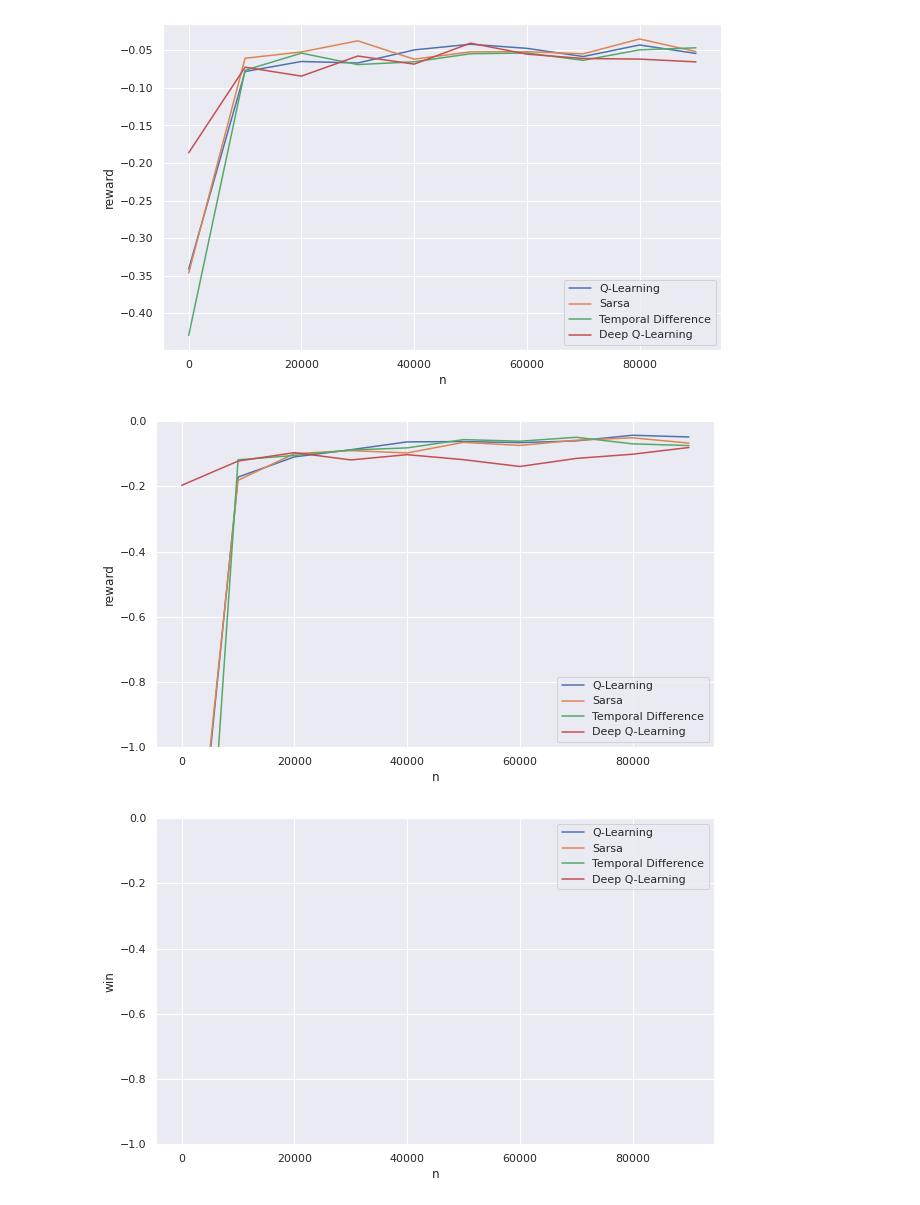
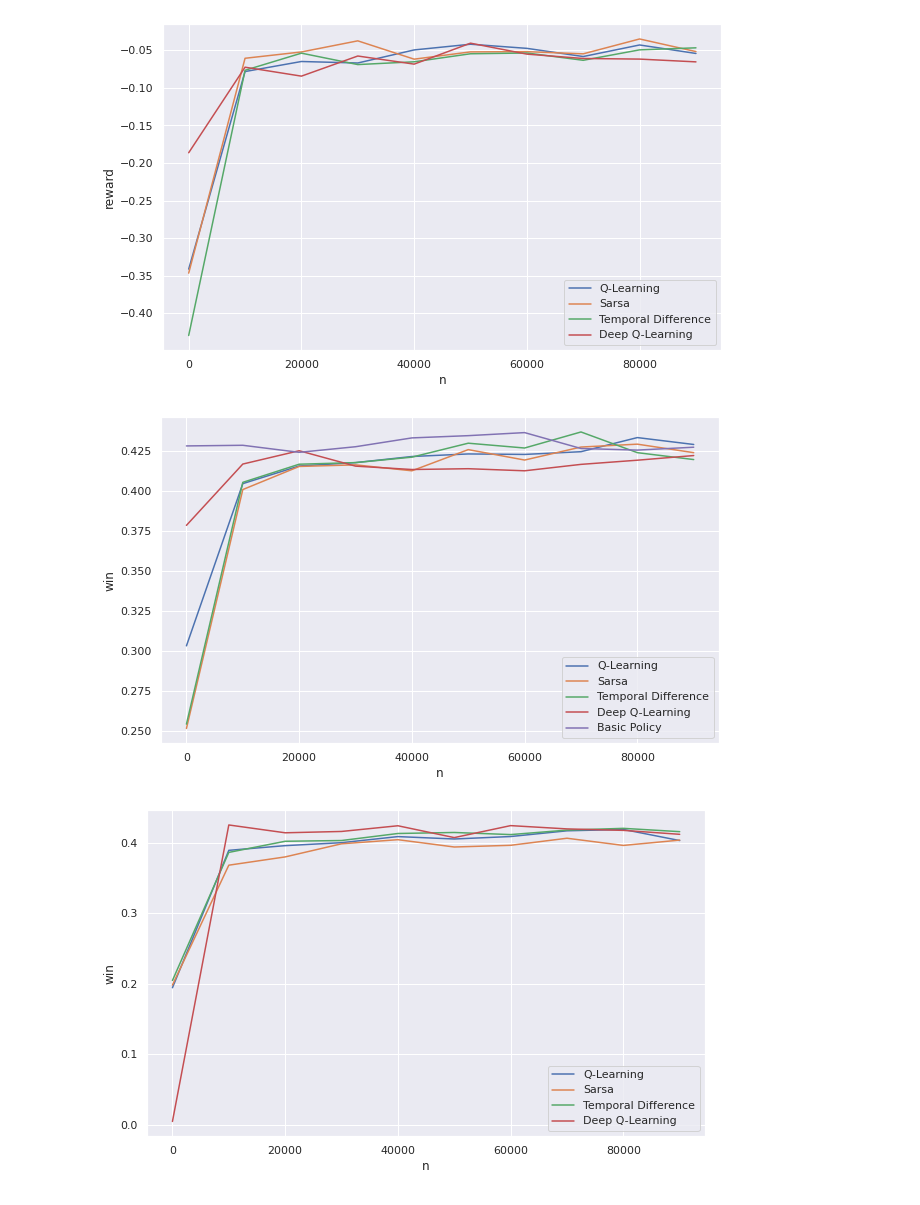
Before and after one commit to gostreap/blackjack, a Jupyter notebook: src/plot.ipynb, the cells around one changed output. Saved outputs shown, nothing was run; the diff lists cells and outputs as text; code cells hidden in the pictures.

Commit message:
New plot

```diff
--- a/src/plot.ipynb
+++ b/src/plot.ipynb
@@ -8,3 +9,12 @@ from temporal_difference import TemporalDifference
 
 n_episode = 100000
 plot_test_size = 10000
+# %%
+# basic1 = BasicPolicy("v1", 0.2, gamma=0.15)
+# basic1.train(n_episode, plot=True, plot_interval=10000, plot_test_size=plot_test_size)
+
+basic2 = BasicPolicy("v2", 0.2, gamma=0.15)
+basic2.train(n_episode, plot=True, plot_interval=10000, plot_test_size=plot_test_size)
+
+# basic3 = BasicPolicy("v3", 0.2, gamma=0.15)
+# basic3.train(n_episode, plot=True, plot_interval=10000, plot_test_size=plot_test_size)
@@ -181,7 +209,8 @@ def compare_env(datas, value="reward", label=["Stick & Hit", "Stick, Hit & Doubl
 # %%
-def compare_algorithm(datas, value="reward", label=["Q-Learning", "Sarsa", "Temporal Difference", "Deep Q-Learning"]):
+def compare_algorithm(datas, value="reward", label=["Q-Learning", "Sarsa", "Temporal Difference", "Deep Q-Learning", "Basic Policy"]):
     sns.set(rc={"figure.figsize":(10, 6)}) #width=3, #height=4
     # plt.ylim(-1, 0)
     for i, data in enumerate(datas):
-        sns.lineplot(data=data, x="n", y=value, label=label[i])
+        plot = sns.lineplot(data=data, x="n", y=value, label=label[i])
+    plot.figure.savefig("output.png")
 # %%
@@ -207,13 +234,13 @@ compare_algorithm([qlearning1.plot, sarsa1.plot, temporal_difference1.plot, dqn1
 # %% [output]
 [figure]
 # %%
-compare_algorithm([qlearning2.plot, sarsa2.plot, temporal_difference2.plot, dqn2.plot], value="reward")
+compare_algorithm([qlearning2.plot, sarsa2.plot, temporal_difference2.plot, dqn2.plot, basic2.plot], value="win")
 # %% [output]
-[figure, old version]
+[figure, new version]
 # %%
 compare_algorithm([qlearning3.plot, sarsa3.plot, temporal_difference3.plot, dqn3.plot], value="win")
 # %% [output]
-[figure, old version]
+[figure, new version]
 # %%
 import pandas as pd
 import numpy as np
```
Also changed, not shown: parts of 4 cells of this notebook, 7 other files.
